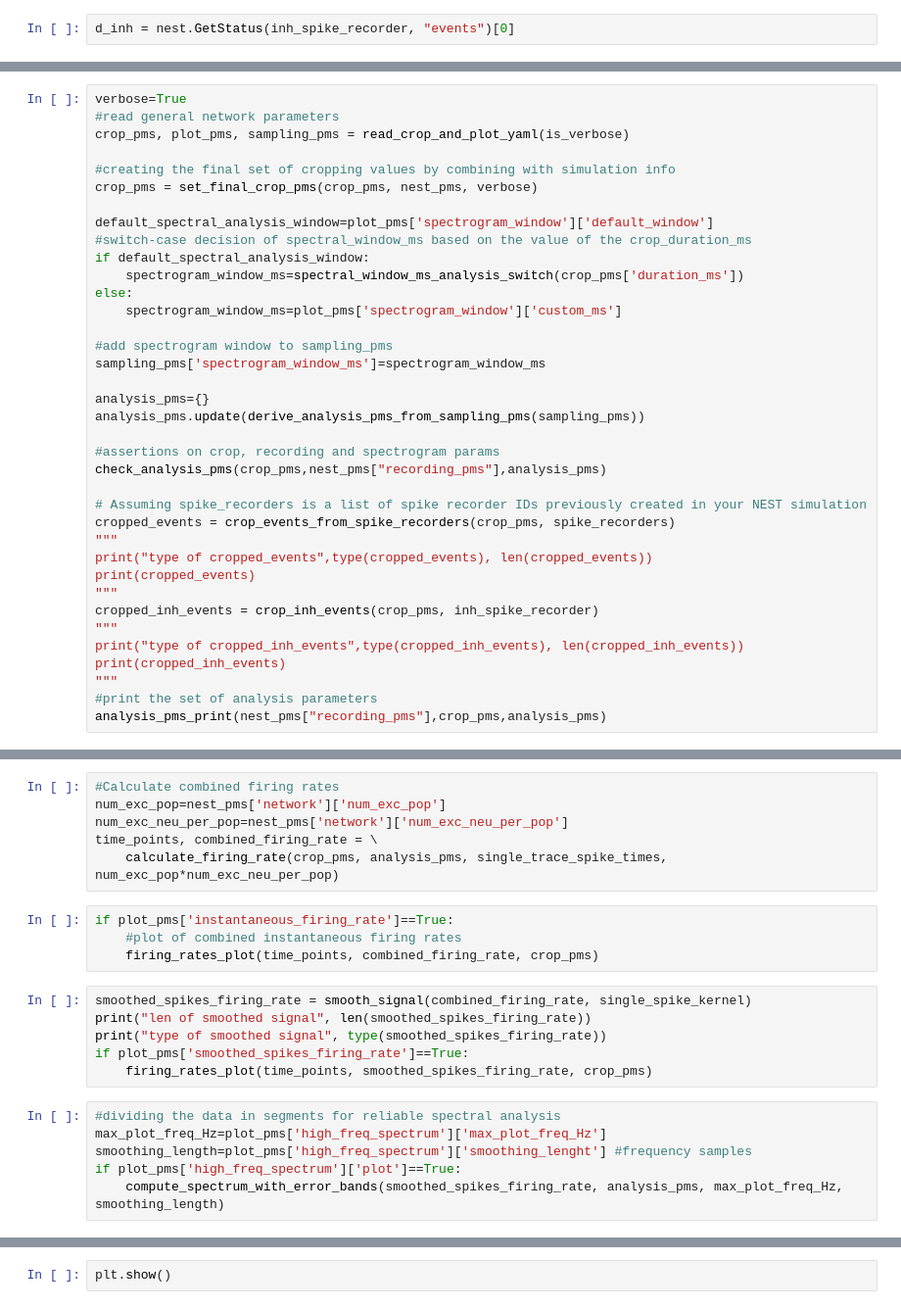
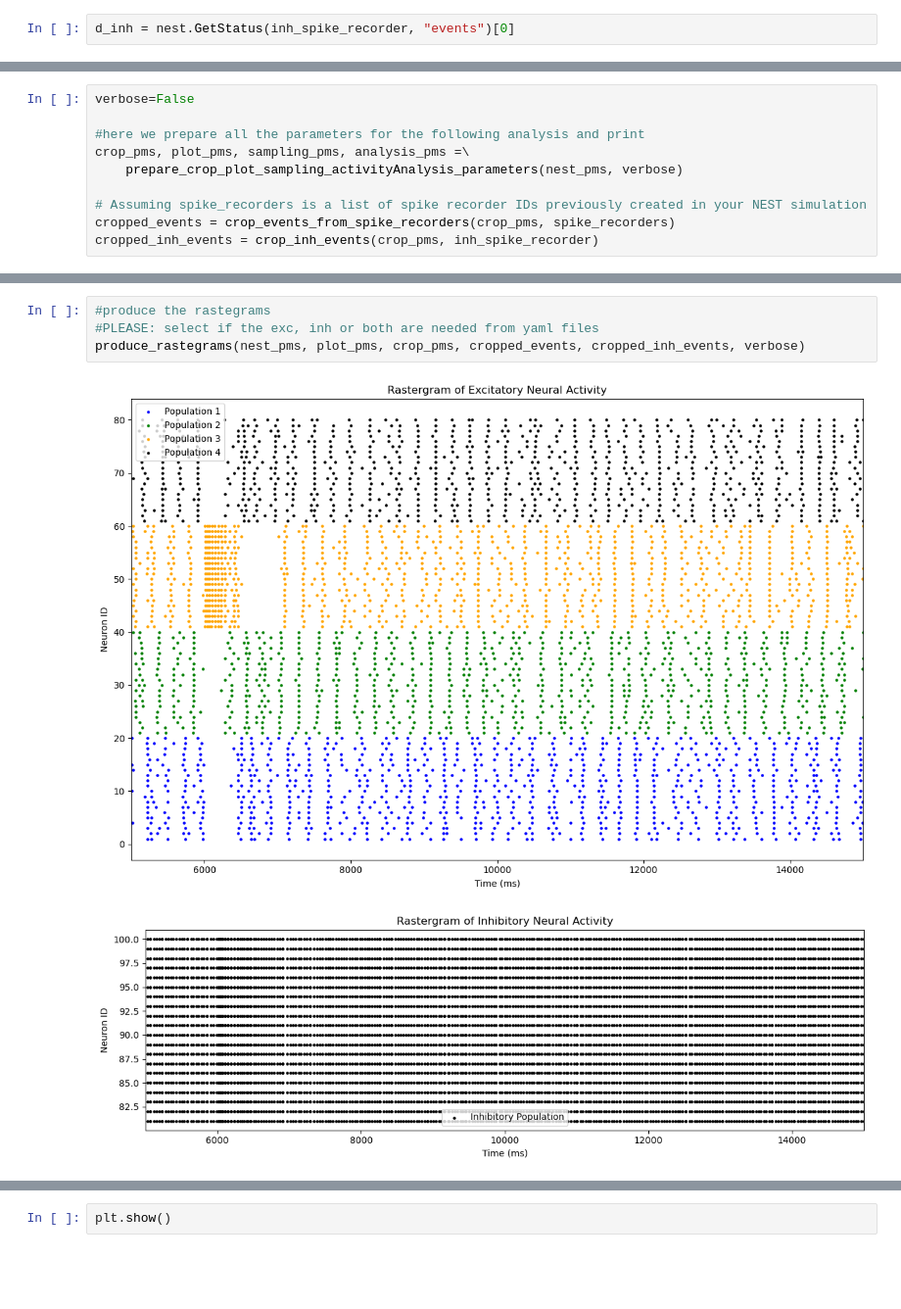
Before and after one commit to APE-group/WTA-states, a Jupyter notebook: WTA-awake-sleep.ipynb, the cells around one changed output, grey strips where cells are left out. Shown at 98% size. Cells and saved outputs as stored; diff of their text form; blank space fills up the shorter version.

```diff
--- a/WTA-awake-sleep.ipynb
+++ b/WTA-awake-sleep.ipynb
@@ -43,37 +102,10 @@ preliminary_sim_look(debug_mode,nest_pms, spike_recorders, inh_spike_recorder, n
 # %%
-verbose=True
-#read general network parameters
-crop_pms, plot_pms, sampling_pms = read_crop_and_plot_yaml(is_verbose)
+verbose=False
 
-#creating the final set of cropping values by combining with simulation info
-crop_pms = set_final_crop_pms(crop_pms, nest_pms, verbose)
-
-default_spectral_analysis_window=plot_pms['spectrogram_window']['default_window']
-#switch-case decision of spectral_window_ms based on the value of the crop_duration_ms
-if default_spectral_analysis_window:
-    spectrogram_window_ms=spectral_window_ms_analysis_switch(crop_pms['duration_ms'])
-else:
-    spectrogram_window_ms=plot_pms['spectrogram_window']['custom_ms']
-
-#add spectrogram window to sampling_pms
-sampling_pms['spectrogram_window_ms']=spectrogram_window_ms
-
-analysis_pms={}
-analysis_pms.update(derive_analysis_pms_from_sampling_pms(sampling_pms))
-
-#assertions on crop, recording and spectrogram params
-check_analysis_pms(crop_pms,nest_pms["recording_pms"],analysis_pms)
+#here we prepare all the parameters for the following analysis and print
+crop_pms, plot_pms, sampling_pms, analysis_pms =\
+    prepare_crop_plot_sampling_activityAnalysis_parameters(nest_pms, verbose)
 
 # Assuming spike_recorders is a list of spike recorder IDs previously created in your NEST simulation
 cropped_events = crop_events_from_spike_recorders(crop_pms, spike_recorders)
-"""
-print("type of cropped_events",type(cropped_events), len(cropped_events))
-print(cropped_events)
-"""
 cropped_inh_events = crop_inh_events(crop_pms, inh_spike_recorder)
-"""
-print("type of cropped_inh_events",type(cropped_inh_events), len(cropped_inh_events))
-print(cropped_inh_events)
-"""
-#print the set of analysis parameters
-analysis_pms_print(nest_pms["recording_pms"],crop_pms,analysis_pms)
@@ -106,23 +130,8 @@ single_trace_spike_times = combine_spike_times_in_single_trace(cropped_events, n
-# %%
-#Calculate combined firing rates
-num_exc_pop=nest_pms['network']['num_exc_pop']
-num_exc_neu_per_pop=nest_pms['network']['num_exc_neu_per_pop']
-time_points, combined_firing_rate = \
-    calculate_firing_rate(crop_pms, analysis_pms, single_trace_spike_times, num_exc_pop*num_exc_neu_per_pop)
-# %%
-if plot_pms['instantaneous_firing_rate']==True:
-    #plot of combined instantaneous firing rates
-    firing_rates_plot(time_points, combined_firing_rate, crop_pms)
-# %%
-smoothed_spikes_firing_rate = smooth_signal(combined_firing_rate, single_spike_kernel)
-print("len of smoothed signal", len(smoothed_spikes_firing_rate))
-print("type of smoothed signal", type(smoothed_spikes_firing_rate))
-if plot_pms['smoothed_spikes_firing_rate']==True:
-    firing_rates_plot(time_points, smoothed_spikes_firing_rate, crop_pms)
-# %%
-#dividing the data in segments for reliable spectral analysis
-max_plot_freq_Hz=plot_pms['high_freq_spectrum']['max_plot_freq_Hz']
-smoothing_length=plot_pms['high_freq_spectrum']['smoothing_lenght'] #frequency samples
-if plot_pms['high_freq_spectrum']['plot']==True:
-    compute_spectrum_with_error_bands(smoothed_spikes_firing_rate, analysis_pms, max_plot_freq_Hz, smoothing_length)
+# %%
+#produce the rastegrams
+#PLEASE: select if the exc, inh or both are needed from yaml files
+produce_rastegrams(nest_pms, plot_pms, crop_pms, cropped_events, cropped_inh_events, verbose)
+# %% [output]
+[figure, added]
+[figure, added]
 # %%
```
Also changed, not shown: parts of 17 cells of this notebook, 2 other files.
